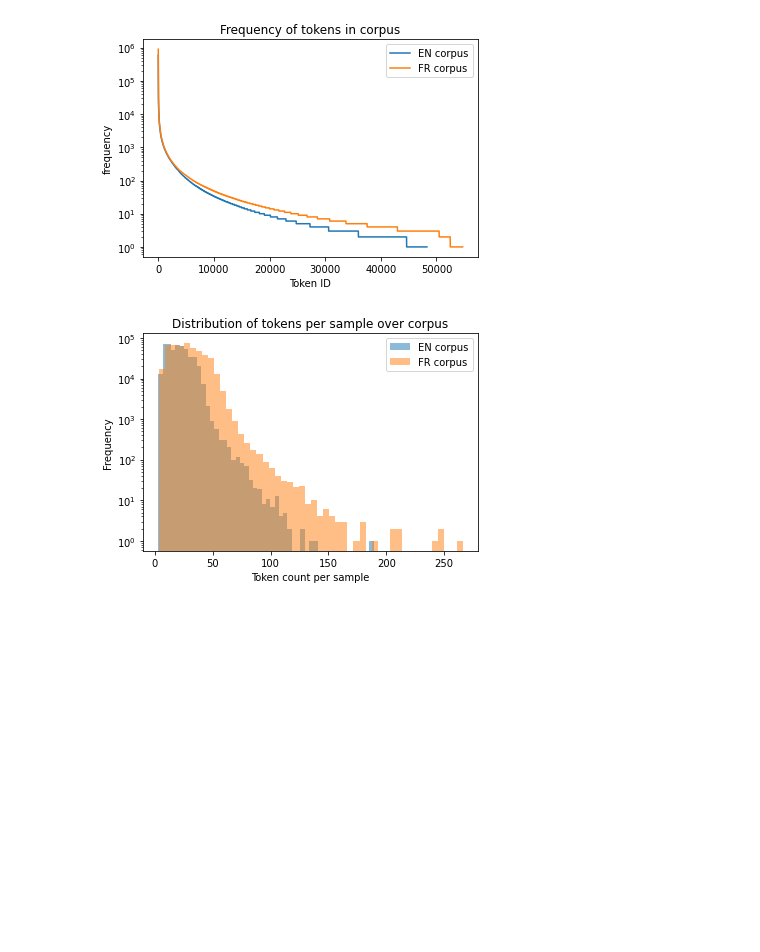
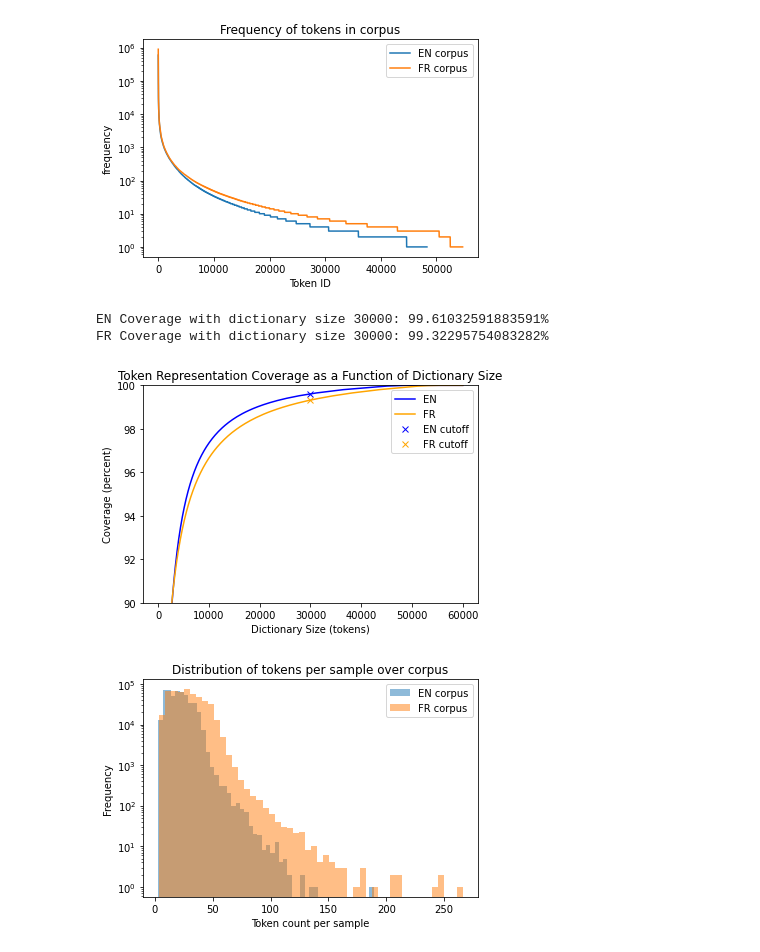
Before and after one commit to harmanpreet93/low-resource-machine-translation, a Jupyter notebook: notebooks/Alex-EDA.ipynb, the cells around one changed output. Cells and saved outputs as stored; diff of their text form; code cells hidden in the pictures; blank space fills up the shorter version.

```diff
--- a/notebooks/Alex-EDA.ipynb
+++ b/notebooks/Alex-EDA.ipynb
@@ -66,6 +62,46 @@ plt.legend()
 plt.show()
 # %% [output]
 [figure]
+# %%
+def compute_coverage2(ids, cutoff):
+    total = ids.sum()
+    return ids[:cutoff].sum()/total * 100.0
+
+def multi_compute_coverage2(counter, cutoffs):
+    ids = np.array(sorted(list(counter.values()),reverse=True))
+    pcts = []
+    for c in cutoffs:
+        pcts += [compute_coverage2(ids, c)]
+    return pcts
+# %%
+x = range(1, 60000, 10)
+y1 = multi_compute_coverage2(counters[0], x)
+y2 = multi_compute_coverage2(counters[1], x)
+# %%
+max2_en = 30000
+max2_fr = 30000
+pct2_en = multi_compute_coverage2(counters[0], cutoffs=[max2_en])
+pct2_fr = multi_compute_coverage2(counters[1], cutoffs=[max2_fr])
+
+print(f'EN Coverage with dictionary size {max2_en}: {pct2_en[0]}%')
+print(f'FR Coverage with dictionary size {max2_fr}: {pct2_fr[0]}%')
+# %% [output]
+EN Coverage with dictionary size 30000: 99.61032591883591%
+FR Coverage with dictionary size 30000: 99.32295754083282%
+# %%
+plt.plot(x, y1, label='EN', color='blue')
+plt.plot(x, y2, label='FR', color='orange')
+plt.plot(max2_en, pct2_en, 'x', label='EN cutoff', color='blue')
+plt.plot(max2_fr, pct2_fr, 'x', label='FR cutoff', color='orange')
+plt.xlabel('Dictionary Size (tokens)')
+plt.ylim([90,100])
+plt.ylabel('Coverage (percent)')
+plt.title('Token Representation Coverage as a Function of Dictionary Size')
+plt.legend()
+plt.savefig('token_coverage.png')
+plt.show()
+# %% [output]
+[figure, added]
 # %%
 for line_lengths, corpus in zip(corpus_line_lengths, corpus_name):
     plt.hist(line_lengths, bins=50, alpha=0.5, label=f'{corpus} corpus')
```
Also changed, not shown: parts of 7 cells of this notebook.
